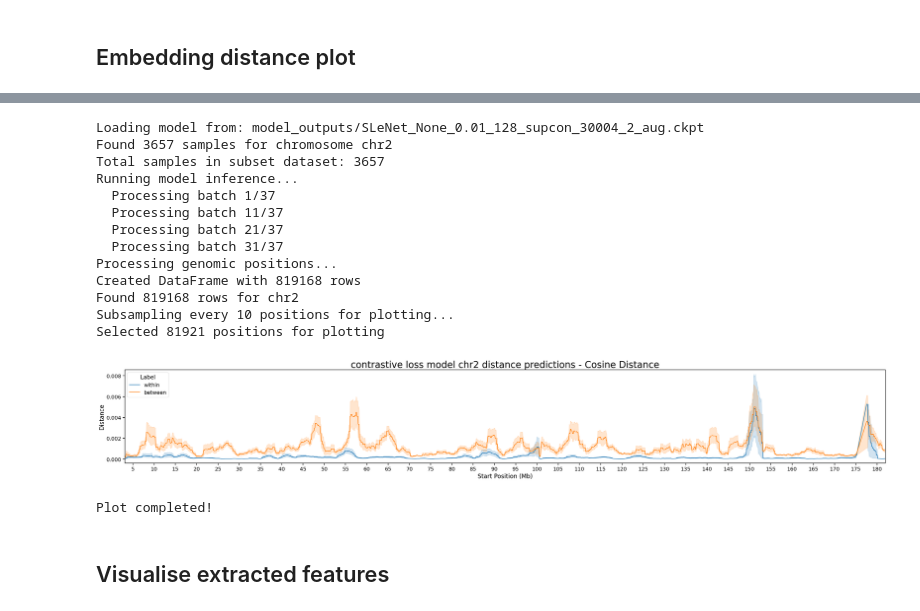
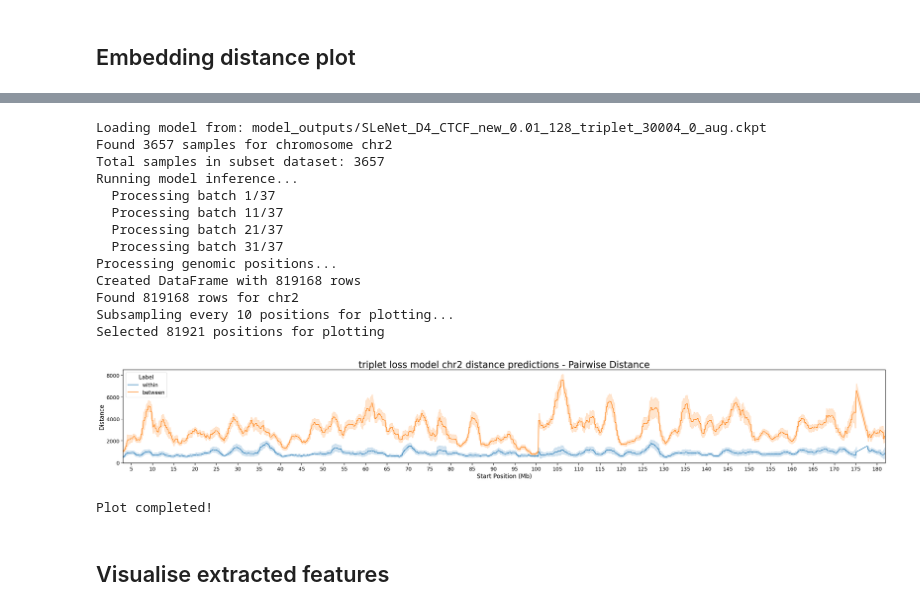
Before and after one commit to ImperialCollegeLondon/HiTwinFormer, a Jupyter notebook: visualise_changes.ipynb, the cells around one changed output, grey strips where cells are left out. Drawn from its saved outputs; the diff is of its cells as text; code cells hidden in the pictures.

```diff
--- a/visualise_changes.ipynb
+++ b/visualise_changes.ipynb
@@ -86,20 +93,20 @@ with open("paxip_supcon_features.pkl", "rb") as f:
 # load some variables
 
 # Load feature maps
-paxip_features_supcon=HiCDatasetDec.load('/home/tt920/HiTwinFormer/feature_maps/paxip_features_supcon_lenet.fmlhic')
+ctcf_features_triplet=HiCDatasetDec.load('/home/tt920/HiTwinFormer/feature_maps/ctcf_npc_features_triplet_0_aug.fmlhic')
+print("loaded features")
+# Load Hi-C files
 
-# Load Hi-C files
 hic_files = {
     "KO": [
-        ("CD69negDPPaxip1KOR1", "data/CD69negDPPaxip1KOR1.hic"),
-        ("CD69negDPPaxip1KOR2", "data/CD69negDPPaxip1KOR2.hic"),
+        ("CTCF_D4_NPC_CTRL_R1", "/home/tt920/mnt/network/lymphdev/Tim/GSM4386026_hic_d4_ctl_rep1.hic"),
+        ("CTCF_D4_NPC_CTRL_R2", "/home/tt920/mnt/network/lymphdev/Tim/GSM4386027_hic_d4_ctl_rep2.hic")
     ],
     "WT": [
-        ("CD69negDPWTR3", "data/CD69negDPWTR3.hic"),
-        ("CD69negDPWTR4", "data/CD69negDPWTR4.hic"),
+        ("CTCF_D4_NPC_KO_R1", "/home/tt920/mnt/network/lymphdev/Tim/GSM4386028_hic_d4_aux_rep1.hic"),
+        ("CTCF_D4_NPC_KO_R2", "/home/tt920/mnt/network/lymphdev/Tim/GSM4386029_hic_d4_aux_rep2.hic")
     ]
 }
-
 # Load mlhic files
 mlhic_paths = [
     "/home/tt920/mnt/scratch/tt920/mlhic/all_GSM4386026_hic_d4_ctl_rep1_chr.mlhic",
@@ -108,10 +115,11 @@ mlhic_paths = [
     "/home/tt920/mnt/scratch/tt920/mlhic/all_GSM4386029_hic_d4_aux_rep2_chr.mlhic"
 ]
 mlhic_dataset = [HiCDataset.load(p) for p in mlhic_paths]
+print("loaded mlhic")
+# Define model checkpoint
+model_checkpoint = "model_outputs/SLeNet_D4_CTCF_new_0.01_128_triplet_30004_0_aug.ckpt"
+maxvit_contrastive_ctcf_0_aug_checkpoint = "model_outputs/model_outputsSMaxVit_D4_CTCF_new_0.01_64_contrastive_30004_0_aug_.ckpt"
 
-# Define model checkpoint
-model_checkpoint = "model_outputs/SLeNet_None_0.01_128_supcon_30004_2_aug.ckpt"
-
-reference_genome = "mm9"
+reference_genome = "mm10"
 
 filter_index=["all"]
@@ -120,26 +223,26 @@ filter_index=["all"]
 # %%
 plot_chromosome_distances(
     mlhic_dataset=mlhic_dataset,
     model_ckpt_path=model_checkpoint,
-    reference_genome = "mm9",
+    reference_genome = "mm10",
     target_chrom="chr2",
-    loss_function = "contrastive",
-    distance_measure="cosine")
+    loss_function = "triplet",
+    distance_measure="pairwise")
 # %% [output]
-Loading model from: model_outputs/SLeNet_None_0.01_128_supcon_30004_2_aug.ckpt
+Loading model from: model_outputs/SLeNet_D4_CTCF_new_0.01_128_triplet_30004_0_aug.ckpt
 Found 3657 samples for chromosome chr2
 Total samples in subset dataset: 3657
 Running model inference...
   Processing batch 1/37
   Processing batch 11/37
   Processing batch 21/37
   Processing batch 31/37
 Processing genomic positions...
 Created DataFrame with 819168 rows
 Found 819168 rows for chr2
 Subsampling every 10 positions for plotting...
 Selected 81921 positions for plotting
-[figure, old version]
+[figure, new version]
 Plot completed!
 # %%
 def plot_chromosome_distances(
```
Also changed, not shown: parts of 11 cells of this notebook, 4 other files.
